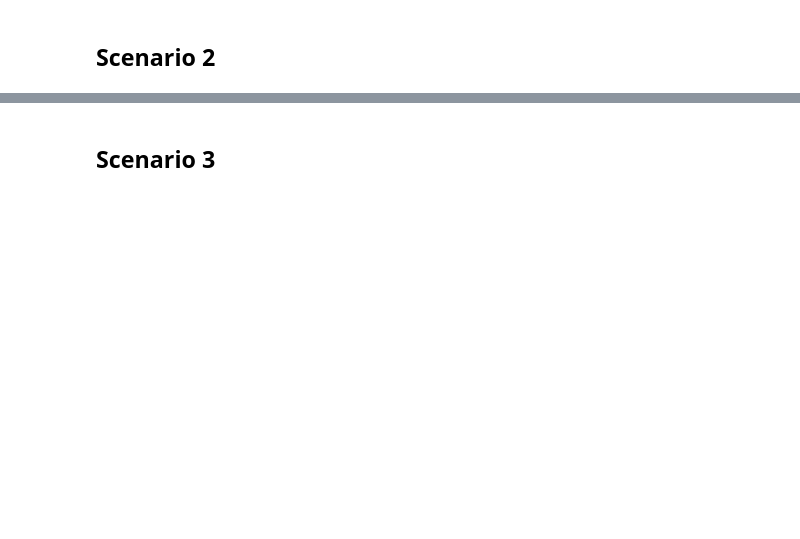
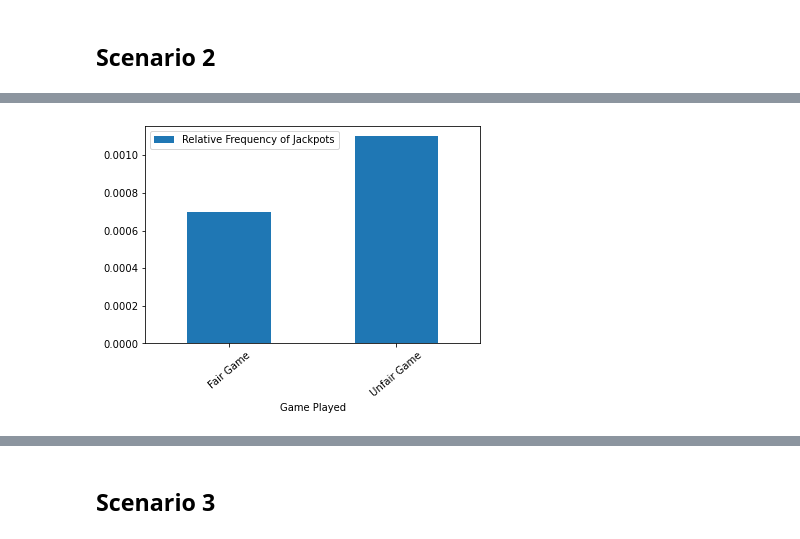
Before and after one commit to kristenrose01/DS5100-Final-Project, a Jupyter notebook: final-project-submission.ipynb, the cells around one changed output, grey strips where cells are left out. Drawn from its saved outputs; the diff is of its cells as text; code cells hidden in the pictures; blank space fills up the shorter version.

```diff
--- a/final-project-submission.ipynb
+++ b/final-project-submission.ipynb
@@ -36,0 +824,3 @@ These should have appropriate import statements even though the code is now in t
+# %%
+game1_analysis = Analyzer(game1)
+game2_analysis = Analyzer(game2)
@@ -36,0 +852,5 @@ These should have appropriate import statements even though the code is now in t
+# %%
+fig, ax = plt.subplots()
+df2.plot.bar(x = 'Game Played', y = 'Relative Frequency of Jackpots', rot = 40, ax = ax);
+# %% [output]
+[figure, added]
```
Also changed, not shown: parts of 64 cells of this notebook, 5 other files.
